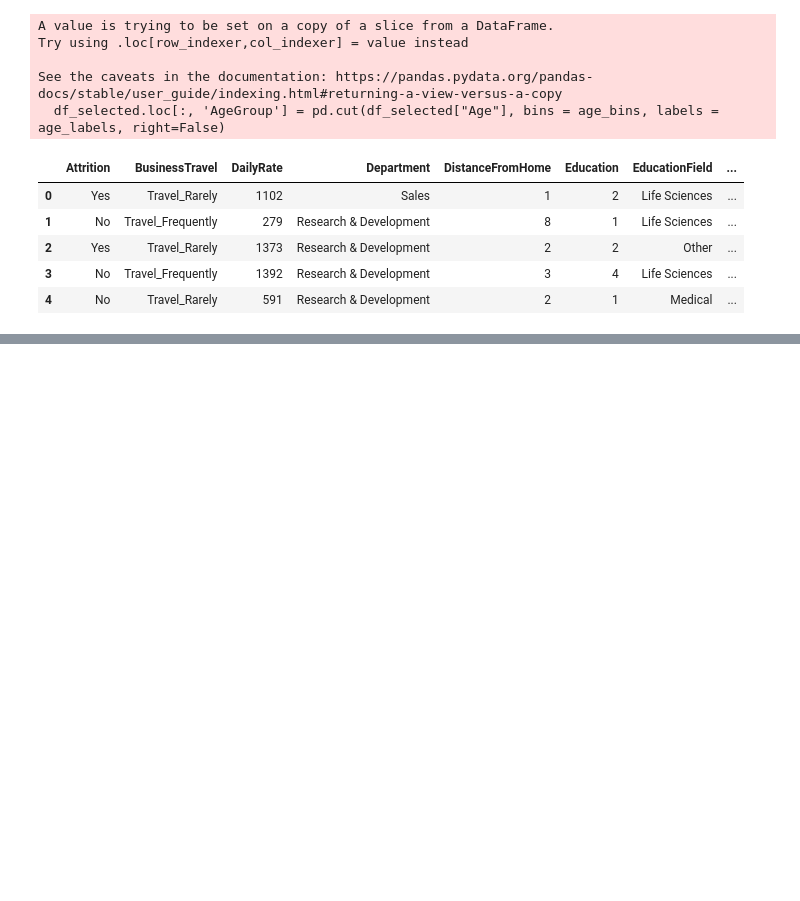
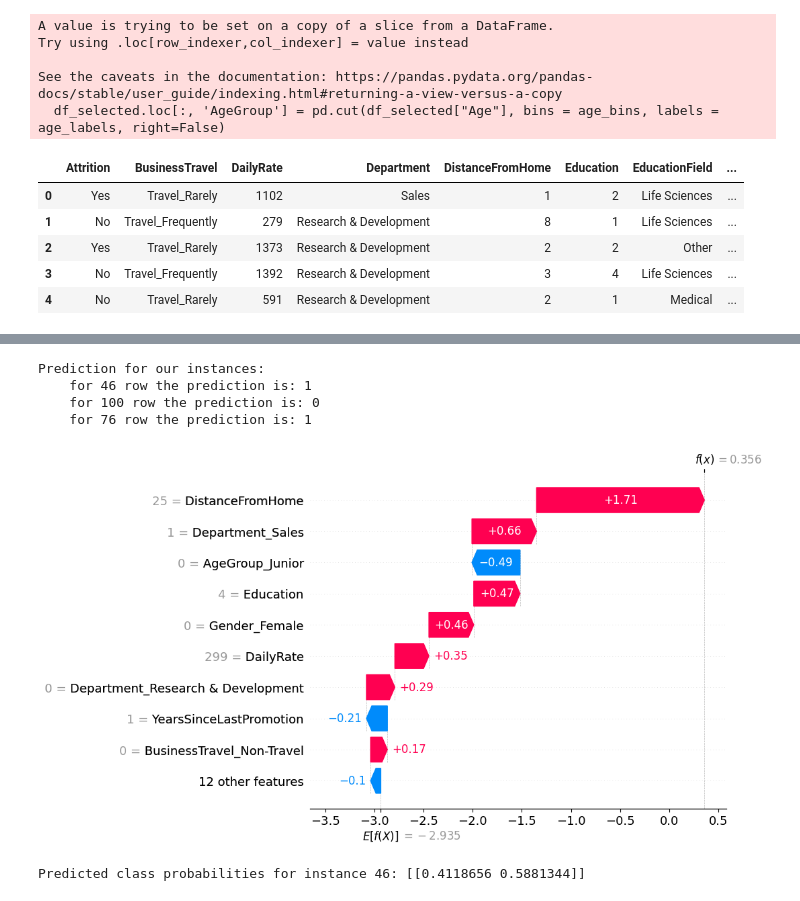
Before and after one commit to chihab4real/Explanation-Comparisons, a Jupyter notebook: main.ipynb, the cells around one changed output, grey strips where cells are left out. Drawn from its saved outputs; the diff is of its cells as text; code cells hidden in the pictures; blank space fills up the shorter version.

```diff
--- a/main.ipynb
+++ b/main.ipynb
@@ -131 +197,28 @@ explainer = shap.Explainer(model, X_test)
 shap_values = explainer(X_test)
+# %%
+# Choosing random instances from our test set
+
+random.seed(55)
+rows_to_check = random.sample(range(len(X_test)+1), 3)
+# print(rows_to_check)
+single_rows_predictions = model_XGBoost.predict(X_test.iloc[rows_to_check])
+print(f'''Prediction for our instances:
+    for {rows_to_check[0]} row the prediction is: {single_rows_predictions[0]}
+    for {rows_to_check[1]} row the prediction is: {single_rows_predictions[1]}
+    for {rows_to_check[2]} row the prediction is: {single_rows_predictions[2]}''')
+# %% [output]
+Prediction for our instances:
+    for 46 row the prediction is: 1
+    for 100 row the prediction is: 0
+    for 76 row the prediction is: 1
+# %%
+# 1. Creating the waterfall for first choosen instance
+shap.waterfall_plot(shap_values[rows_to_check[0]])
+
+# 2. Provide calculations to proof the values on the plot
+instance_idx = rows_to_check[0]
+probabilities = model_XGBoost.predict_proba(X_test[instance_idx:instance_idx+1])
+print(f"Predicted class probabilities for instance {instance_idx}: {probabilities}")
+# %% [output]
+[figure, added]
+Predicted class probabilities for instance 46: [[0.4118656 0.5881344]]
```
Also changed, not shown: parts of 28 cells of this notebook.
